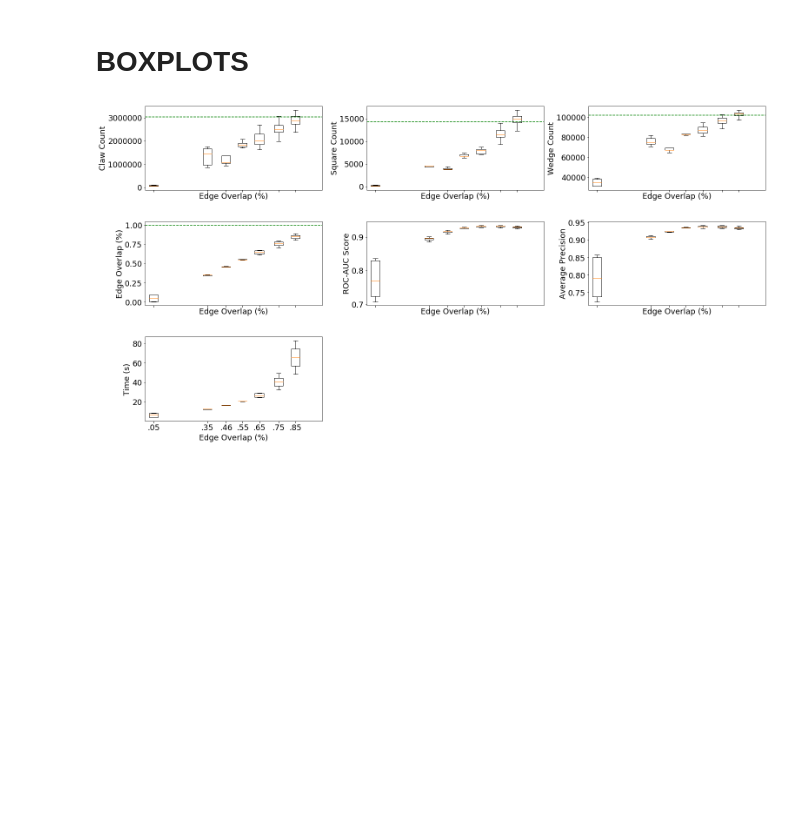
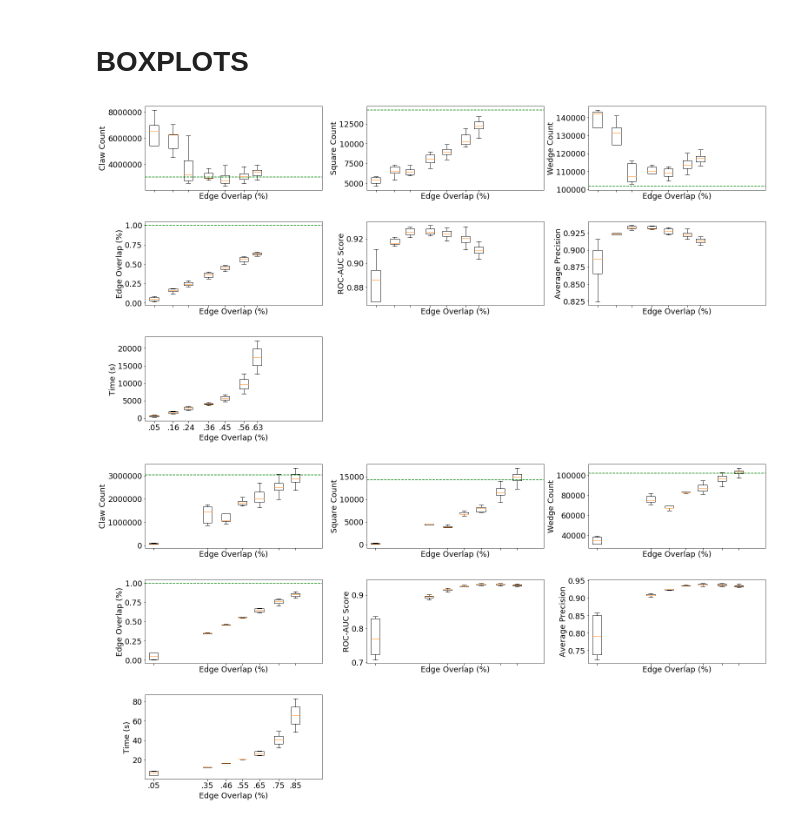
Before and after one commit to hheidrich/Net, a Jupyter notebook: exp/Statistics.ipynb, the cells around one changed output. Drawn from its saved outputs; the diff is of its cells as text; code cells hidden in the pictures; blank space fills up the shorter version.

Commit message:
Fix conf model EO and timing, clean up statistics.

```diff
--- a/exp/Statistics.ipynb
+++ b/exp/Statistics.ipynb
@@ -165,0 +168,3 @@ array([0.0048651 , 0.08978328, 0.36001769, 0.46572313, 0.55447442,
+# %%
+eval_netgan = Evaluation(experiment_root='../logs/CORA-ML/baseline_NetGan/',
+                         statistic_fns=statistic_fns)
@@ -408,6 +333,10 @@ def boxplot(statistics_binned, true_statistics,min_binsize=3):
             axs[row, col].set_xlim(0, 1)
     plt.show()
     return
+# %%
+boxplot(statistics_binned=eval_netgan.statistics_binned, true_statistics=true_statistics)
+# %% [output]
+[figure, added]
 # %%
 boxplot(statistics_binned=eval_ours.statistics_binned, true_statistics=true_statistics)
 # %% [output]
```
Also changed, not shown: parts of 20 cells of this notebook, 1 other file.
